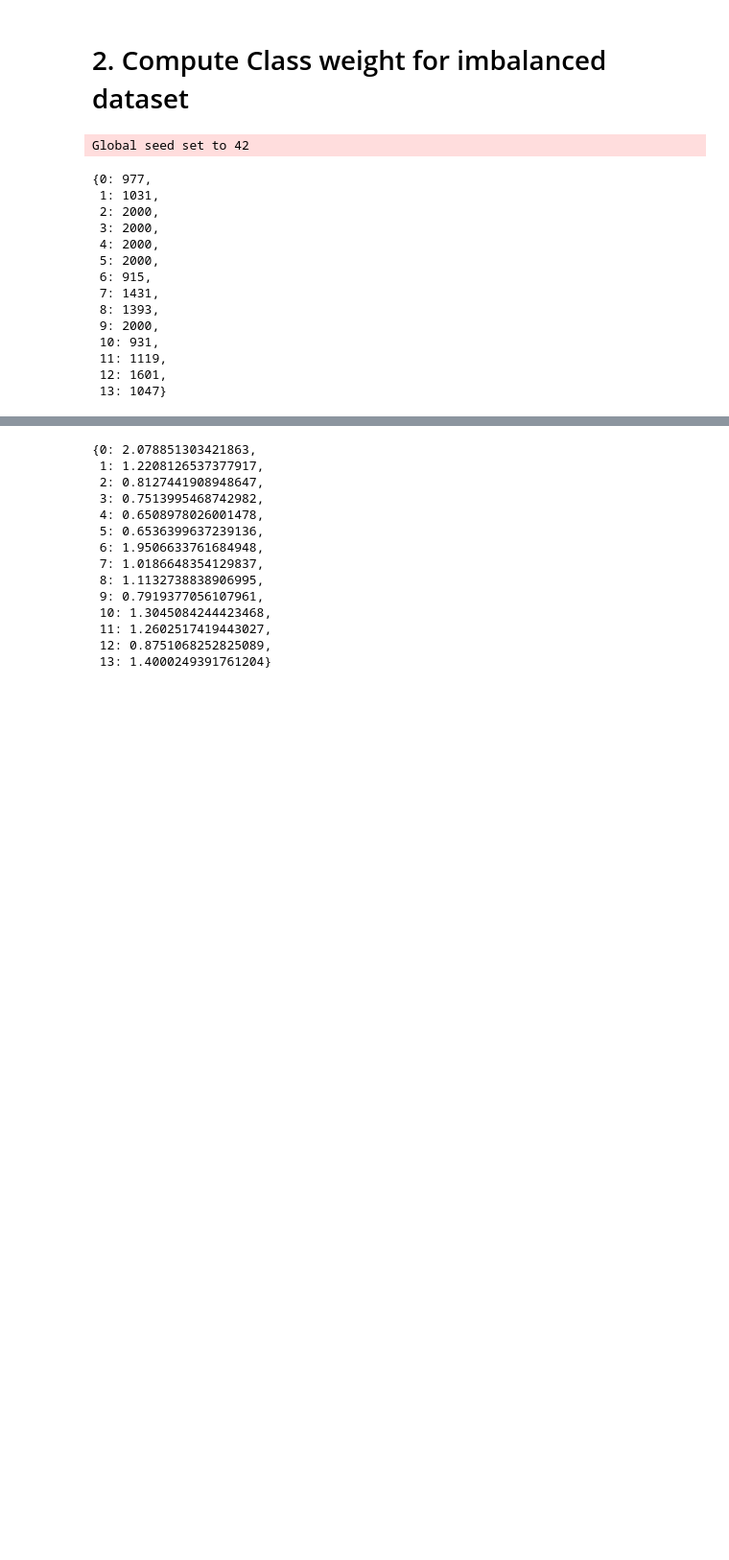
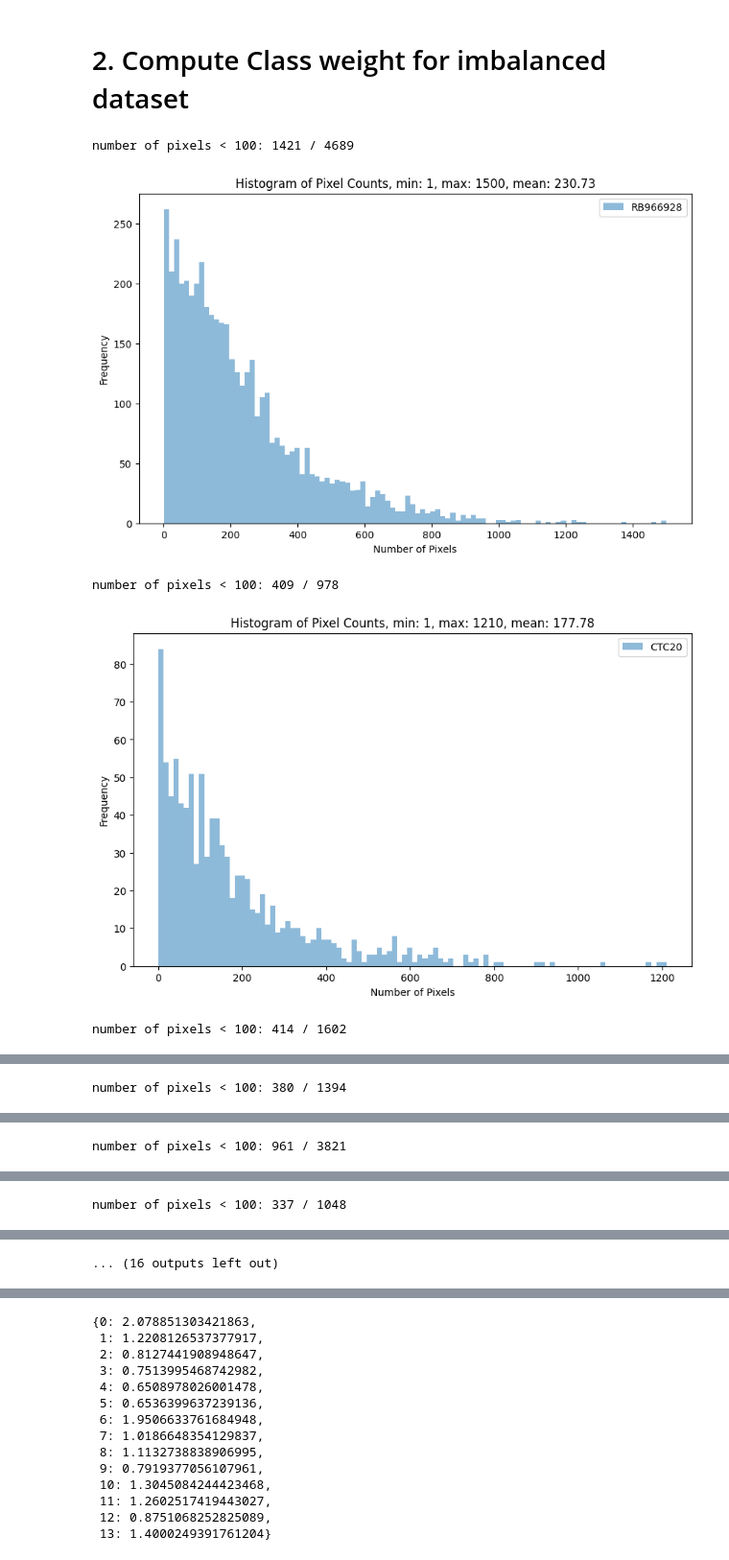
Before and after one commit to Guolin-Yin/CTC_Crop_Classification, a Jupyter notebook: check.ipynb, the cells around one changed output, grey strips where cells are left out. Shown at 96% size. Cells and saved outputs as stored; diff of their text form; code cells hidden in the pictures; blank space fills up the shorter version.

```diff
--- a/check.ipynb
+++ b/check.ipynb
@@ -121,7 +121,7 @@ reverse_linear_encoder = {v: k for k, v in LINEAR_ENCODER.items()}
 dataset = CTCdataset('train')
 
 length = dataset.__len__()
-
+class_sample_pixel_summary = {}
 class_counter_pixel = {}
 class_counter = {}
 for i in range(length):
@@ -129,6 +129,11 @@ for i in range(length):
     data = current_out['data']
     label = current_out['label']
     total_pixels = data.reshape(-1).shape[0]
+
+    if label not in class_sample_pixel_summary:
+        class_sample_pixel_summary[label] = []
+    class_sample_pixel_summary[label].append(total_pixels)
+
     if label not in class_counter_pixel:
         class_counter_pixel[label] = 0
     else:
@@ -137,20 +142,55 @@ for i in range(length):
         class_counter[label] = 0
     else:
         class_counter[label] += 1
-dict(sorted(class_counter.items()))
+# Convert the dictionary to a list of tuples and sort based on the count
+sorted_classes = sorted(
+    {reverse_linear_encoder[k]: v for k, v in class_counter_pixel.items()}.items(),
+    key=lambda item: item[1],
+    reverse=True
+)
+
+# Iterate over the sorted list and print the class name and count
+for class_name, count in sorted_classes:
+    print(f'{class_name:>10}: {count}')
+
+# Convert the dictionary to a list of tuples and sort based on the count
+sorted_classes = sorted(
+    {reverse_linear_encoder[k]: v for k, v in class_counter.items()}.items(),
+    key=lambda item: item[1],
+    reverse=True
+)
+
+# Iterate over the sorted list and print the class name and count
+for class_name, count in sorted_classes:
+    print(f'{class_name:>10}: {count}')
-# %% [output]
-Global seed set to 42
-{0: 977,
- 1: 1031,
- 2: 2000,
- 3: 2000,
- 4: 2000,
- 5: 2000,
- 6: 915,
- 7: 1431,
- 8: 1393,
- 9: 2000,
- 10: 931,
- 11: 1119,
- 12: 1601,
- 13: 1047}
+# %%
+from matplotlib import pyplot as plt
+con = {reverse_linear_encoder[k]: v for k, v in class_sample_pixel_summary.items()}
+# Prepare the plot
+
+# For each label in the dictionary, plot a histogram of its log-transformed pixel count distribution
+for label, pixel_counts in con.items():
+    plt.figure(figsize=(10, 6))
+    data = np.array(pixel_counts)/(15*12)
+    plt.hist(data, bins=100, alpha=0.5, label=label)
+
+    dmin = np.min(data)
+    dmax = np.max(data)
+    dmean = np.mean(data)
+    # number of pixels < 10
+    num_samples = len(pixel_counts)
+    print(f'number of pixels < 100: {np.sum(data < 100)} / {num_samples}')
+    # Add labels and title
+    plt.xlabel('Number of Pixels')
+    plt.ylabel('Frequency')
+    plt.title(f'Histogram of Pixel Counts, min: {dmin:.0f}, max: {dmax:.0f}, mean: {dmean:.2f}')
+    plt.legend(loc='upper right')
+
+    # Display the plot
+    plt.show()
+# %% [output]
+number of pixels < 100: 1421 / 4689
+[figure, added]
+number of pixels < 100: 409 / 978
+[figure, added]
+number of pixels < 100: 414 / 1602
@@ -156,0 +198 @@ Global seed set to 42
+number of pixels < 100: 380 / 1394
@@ -156,0 +200 @@ Global seed set to 42
+number of pixels < 100: 961 / 3821
@@ -156,0 +202 @@ Global seed set to 42
+number of pixels < 100: 337 / 1048
@@ -156,0 +204 @@ Global seed set to 42
+... (16 outputs left out)
```
Also changed, not shown: parts of 2 cells of this notebook, 7 other files.
